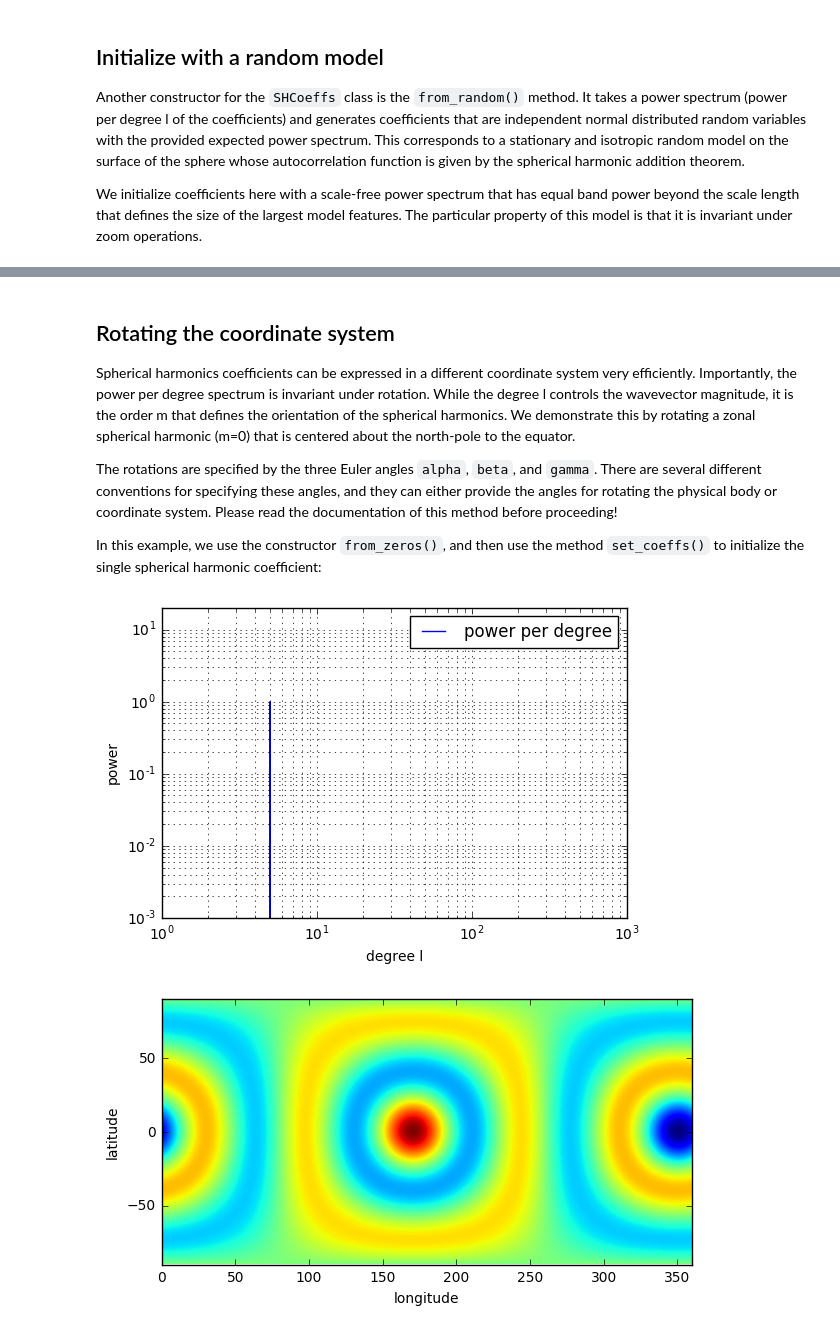
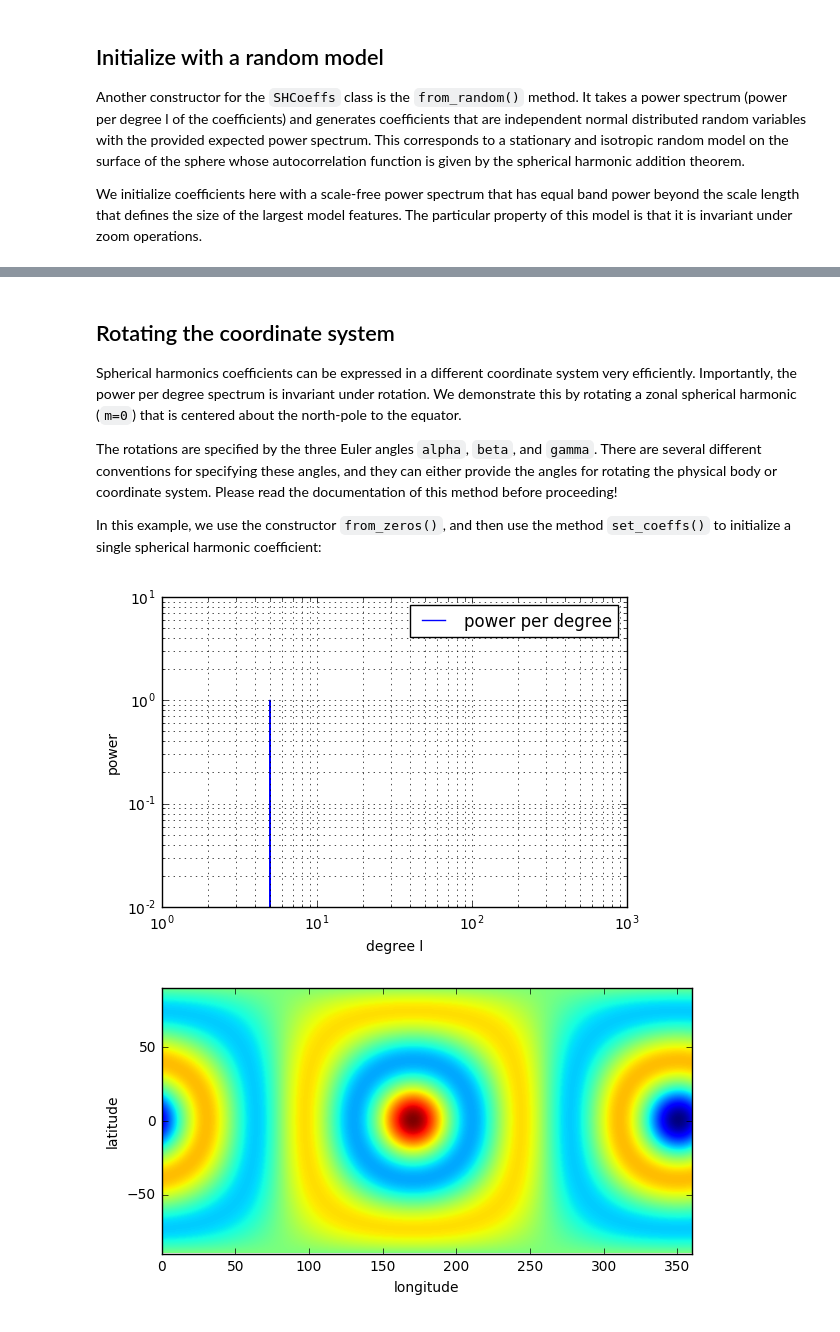
Before and after one commit to SHTOOLS/SHTOOLS, a Jupyter notebook: examples/notebooks/tutorial_3.ipynb, the cells around one changed output, grey strips where cells are left out. Cells and saved outputs as stored; diff of their text form; code cells hidden in the pictures.

```diff
--- a/examples/notebooks/tutorial_3.ipynb
+++ b/examples/notebooks/tutorial_3.ipynb
@@ -51,10 +51,8 @@ Another constructor for the `SHCoeffs` class is the `from_random()` method. It t
 
 We initialize coefficients here with a scale-free power spectrum that has equal band power beyond the scale length that defines the size of the largest model features. The particular property of this model is that it is invariant under zoom operations.
 # %%
-nl = 100  # l = [0, 199]
-lmax = nl - 1
 a = 10  # scale length
-ls = np.arange(nl, dtype=np.float)
+ls = np.arange(lmax+1, dtype=np.float)
 power = 1. / (1. + (ls / a) ** 2) ** 0.5
 
 coeffs_global = SHCoeffs.from_random(power)
@@ -67,29 +65,28 @@ fig, ax = coeffs_global.expand('DH2').plot()
 # %% [markdown]
 ## Rotating the coordinate system
 
-Spherical harmonics coefficients can be expressed in a different coordinate system very efficiently. Importantly, the power per degree spectrum is invariant under rotation. While the degree l controls the wavevector magnitude, it is the order m that defines the orientation of the spherical harmonics. We demonstrate this by rotating a zonal spherical harmonic (m=0) that is centered about the north-pole to the equator.
+Spherical harmonics coefficients can be expressed in a different coordinate system very efficiently. Importantly, the power per degree spectrum is invariant under rotation. We demonstrate this by rotating a zonal spherical harmonic (`m=0`) that is centered about the north-pole to the equator.
 
 The rotations are specified by the three Euler angles `alpha`, `beta`, and `gamma`. There are several different conventions for specifying these angles, and they can either provide the angles for rotating the physical body or coordinate system. Please read the documentation of this method before proceeding!
 
-In this example, we use the constructor `from_zeros()`, and then use the method `set_coeffs()` to initialize the single spherical harmonic coefficient:
+In this example, we use the constructor `from_zeros()`, and then use the method `set_coeffs()` to initialize a single spherical harmonic coefficient:
 # %%
-lmax = 200
 coeffs_l5m0 = SHCoeffs.from_zeros(lmax)
 coeffs_l5m0.set_coeffs(1., 5, 0)
 
 alpha = 0.  # around z-axis
 beta = 90.  # around x-axis (lon=0)
 gamma = 10.  # around z-axis again
 
 coeffs_l5m0_rot = coeffs_l5m0.rotate(alpha, beta, gamma, degrees=True)
 
 fig, ax = coeffs_l5m0_rot.plot_spectrum(xscale='log', show=False)
-ax.set(ylim=[0.001,20])
+ax.set(ylim=[0.01,10])
 
 grid_l5m0_rot = coeffs_l5m0_rot.expand('DH2')
 fig, ax = grid_l5m0_rot.plot()
 # %% [output]
-[figure, old version]
+[figure, new version]
 [figure]
 # %% [markdown]
 ## Addition, multiplication, and subtraction
```
Also changed, not shown: parts of 8 cells of this notebook, 5 other files.
